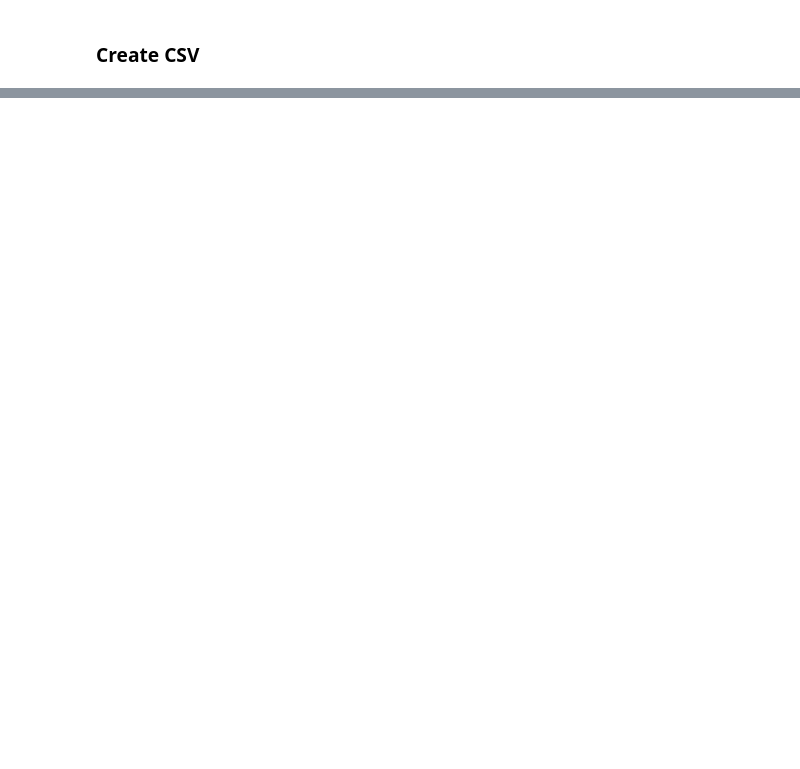
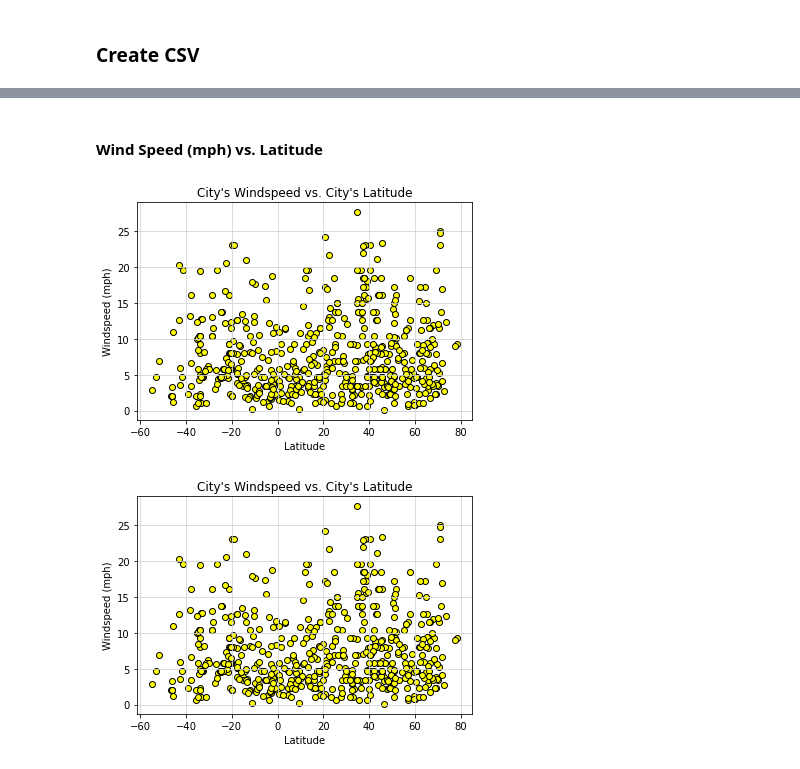
Before and after one commit to chelseakno/weather_api, a Jupyter notebook: weatherPy.ipynb, the cells around one changed output, grey strips where cells are left out. Saved outputs shown, nothing was run; the diff lists cells and outputs as text; code cells hidden in the pictures; blank space fills up the shorter version.

```diff
--- a/weatherPy.ipynb
+++ b/weatherPy.ipynb
@@ -111,0 +224,15 @@ The cloudiness information received is: [75, 20, 100, 40, 98, 20, 20, 40, 78, 10
+# %% [markdown]
+#### Wind Speed (mph) vs. Latitude
+# %%
+# Creating plot
+plt.scatter(weatherData_df["Latitude"],weatherData_df["Windspeed"],edgecolors="black",facecolors="yellow")
+# Adding style to chart
+plt.title("City's Windspeed vs. City's Latitude")
+plt.xlabel("Latitude")
+plt.ylabel("Windspeed (mph)")
+plt.grid (b=True,which="major",axis="both",linestyle="-",color="lightgrey")
+plt.savefig("data/figures/wind_vs_lat.png")
+plt.show()
+# %% [output]
+[figure, added]
+[figure, added]
```
Also changed, not shown: parts of 16 cells of this notebook, 6 other files.
